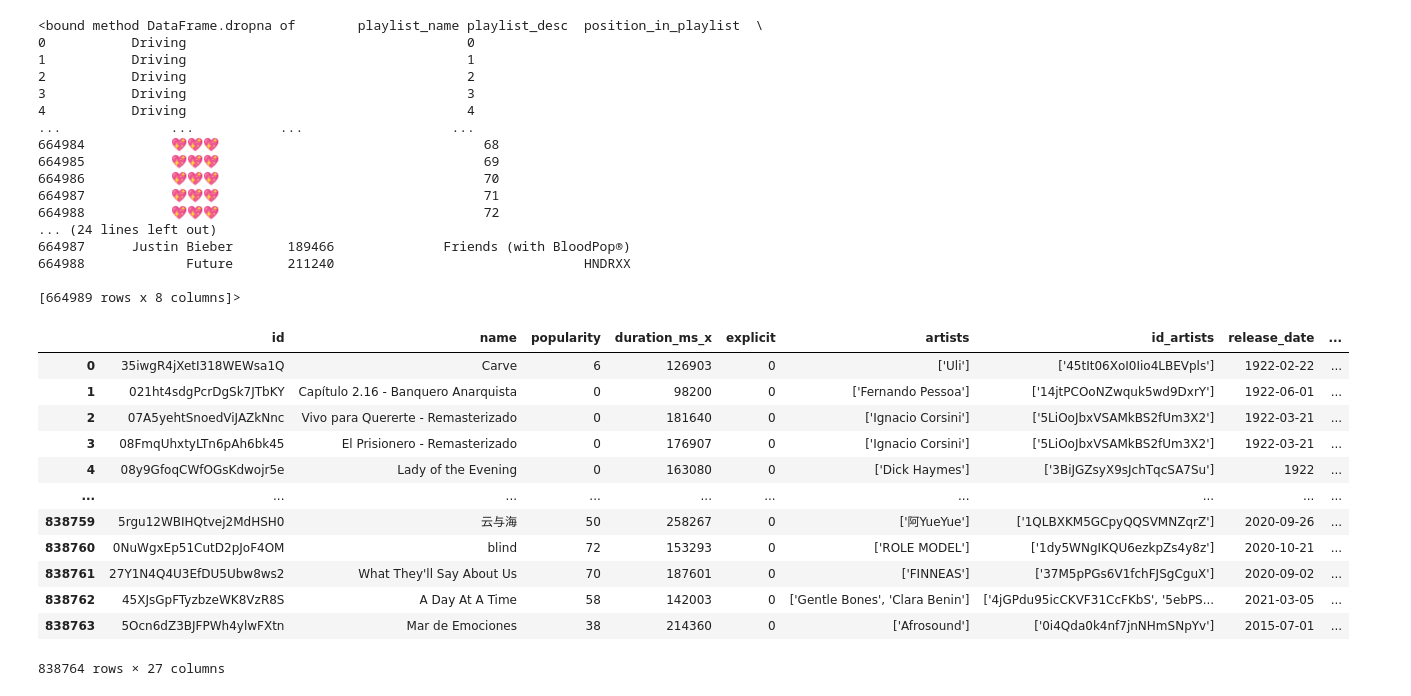
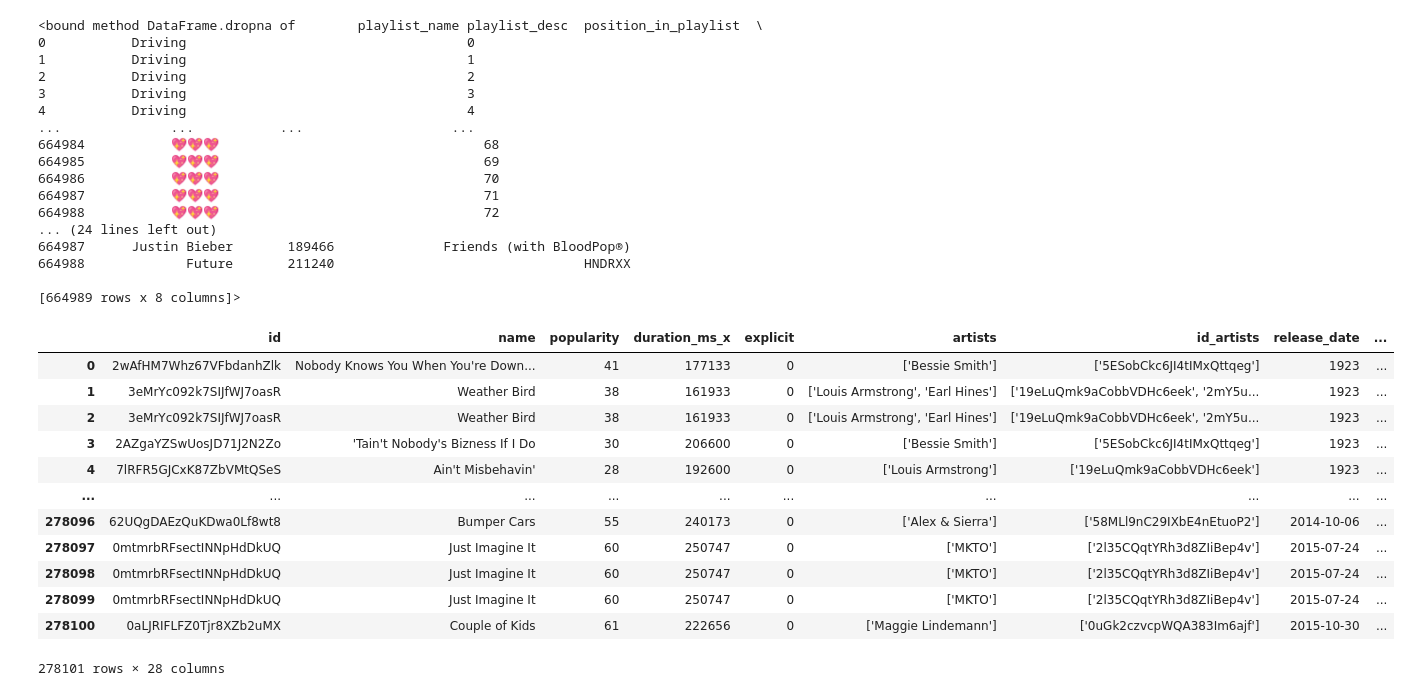
Before and after one commit to duogie/ML, a Jupyter notebook: operation recommend NETTSPEND/nettspend PRIME.ipynb, the cells around one changed output. Cells and saved outputs as stored; diff of their text form; code cells hidden in the pictures.

```diff
--- a/operation recommend NETTSPEND/nettspend PRIME.ipynb
+++ b/operation recommend NETTSPEND/nettspend PRIME.ipynb
@@ -151,25 +151,27 @@ xdf.dropna
 
 [664989 rows x 8 columns]>
 # %%
-merge = pd.merge(tracks, xdf, on = 'id', how = 'left')
+merge = pd.merge(tracks, xdf, on = 'id', how = 'inner')
 # %%
-merge.dropna(how = 'all')
+merge = merge.dropna(how = 'all')
-# %% [output]
-|  | id | name | popularity | duration_ms_x | explicit | artists | id_artists | release_date | ... |
-| 0 | 35iwgR4jXetI318WEWsa1Q | Carve | 6 | 126903 | 0 | ['Uli'] | ['45tIt06XoI0Iio4LBEVpls'] | 1922-02-22 | ... |
-| 1 | 021ht4sdgPcrDgSk7JTbKY | Capítulo 2.16 - Banquero Anarquista | 0 | 98200 | 0 | ['Fernando Pessoa'] | ['14jtPCOoNZwquk5wd9DxrY'] | 1922-06-01 | ... |
-| 2 | 07A5yehtSnoedViJAZkNnc | Vivo para Quererte - Remasterizado | 0 | 181640 | 0 | ['Ignacio Corsini'] | ['5LiOoJbxVSAMkBS2fUm3X2'] | 1922-03-21 | ... |
-| 3 | 08FmqUhxtyLTn6pAh6bk45 | El Prisionero - Remasterizado | 0 | 176907 | 0 | ['Ignacio Corsini'] | ['5LiOoJbxVSAMkBS2fUm3X2'] | 1922-03-21 | ... |
-| 4 | 08y9GfoqCWfOGsKdwojr5e | Lady of the Evening | 0 | 163080 | 0 | ['Dick Haymes'] | ['3BiJGZsyX9sJchTqcSA7Su'] | 1922 | ... |
-| ... | ... | ... | ... | ... | ... | ... | ... | ... | ... |
-| 838759 | 5rgu12WBIHQtvej2MdHSH0 | 云与海 | 50 | 258267 | 0 | ['阿YueYue'] | ['1QLBXKM5GCpyQQSVMNZqrZ'] | 2020-09-26 | ... |
-| 838760 | 0NuWgxEp51CutD2pJoF4OM | blind | 72 | 153293 | 0 | ['ROLE MODEL'] | ['1dy5WNgIKQU6ezkpZs4y8z'] | 2020-10-21 | ... |
-| 838761 | 27Y1N4Q4U3EfDU5Ubw8ws2 | What They'll Say About Us | 70 | 187601 | 0 | ['FINNEAS'] | ['37M5pPGs6V1fchFJSgCguX'] | 2020-09-02 | ... |
-| 838762 | 45XJsGpFTyzbzeWK8VzR8S | A Day At A Time | 58 | 142003 | 0 | ['Gentle Bones', 'Clara Benin'] | ['4jGPdu95icCKVF31CcFKbS', '5ebPS... | 2021-03-05 | ... |
-| 838763 | 5Ocn6dZ3BJFPWh4ylwFXtn | Mar de Emociones | 38 | 214360 | 0 | ['Afrosound'] | ['0i4Qda0k4nf7jnNHmSNpYv'] | 2015-07-01 | ... |
-838764 rows × 27 columns
 # %%
 merge['synthness'] = (1 - merge['acousticness']) * merge['instrumentalness'] * merge['energy']
+# %%
+merge
+# %% [output]
+|  | id | name | popularity | duration_ms_x | explicit | artists | id_artists | release_date | ... |
+| 0 | 2wAfHM7Whz67VFbdanhZlk | Nobody Knows You When You're Down... | 41 | 177133 | 0 | ['Bessie Smith'] | ['5ESobCkc6JI4tIMxQttqeg'] | 1923 | ... |
+| 1 | 3eMrYc092k7SIJfWJ7oasR | Weather Bird | 38 | 161933 | 0 | ['Louis Armstrong', 'Earl Hines'] | ['19eLuQmk9aCobbVDHc6eek', '2mY5u... | 1923 | ... |
+| 2 | 3eMrYc092k7SIJfWJ7oasR | Weather Bird | 38 | 161933 | 0 | ['Louis Armstrong', 'Earl Hines'] | ['19eLuQmk9aCobbVDHc6eek', '2mY5u... | 1923 | ... |
+| 3 | 2AZgaYZSwUosJD71J2N2Zo | 'Tain't Nobody's Bizness If I Do | 30 | 206600 | 0 | ['Bessie Smith'] | ['5ESobCkc6JI4tIMxQttqeg'] | 1923 | ... |
+| 4 | 7lRFR5GJCxK87ZbVMtQSeS | Ain't Misbehavin' | 28 | 192600 | 0 | ['Louis Armstrong'] | ['19eLuQmk9aCobbVDHc6eek'] | 1923 | ... |
+| ... | ... | ... | ... | ... | ... | ... | ... | ... | ... |
+| 278096 | 62UQgDAEzQuKDwa0Lf8wt8 | Bumper Cars | 55 | 240173 | 0 | ['Alex & Sierra'] | ['58MLl9nC29IXbE4nEtuoP2'] | 2014-10-06 | ... |
+| 278097 | 0mtmrbRFsectINNpHdDkUQ | Just Imagine It | 60 | 250747 | 0 | ['MKTO'] | ['2l35CQqtYRh3d8ZIiBep4v'] | 2015-07-24 | ... |
+| 278098 | 0mtmrbRFsectINNpHdDkUQ | Just Imagine It | 60 | 250747 | 0 | ['MKTO'] | ['2l35CQqtYRh3d8ZIiBep4v'] | 2015-07-24 | ... |
+| 278099 | 0mtmrbRFsectINNpHdDkUQ | Just Imagine It | 60 | 250747 | 0 | ['MKTO'] | ['2l35CQqtYRh3d8ZIiBep4v'] | 2015-07-24 | ... |
+| 278100 | 0aLJRIFLFZ0Tjr8XZb2uMX | Couple of Kids | 61 | 222656 | 0 | ['Maggie Lindemann'] | ['0uGk2czvcpWQA383Im6ajf'] | 2015-10-30 | ... |
+278101 rows × 28 columns
 # %%
 features =['duration_ms_x', 'popularity', 'valence', 'tempo', 'synthness']
 # %%
```
